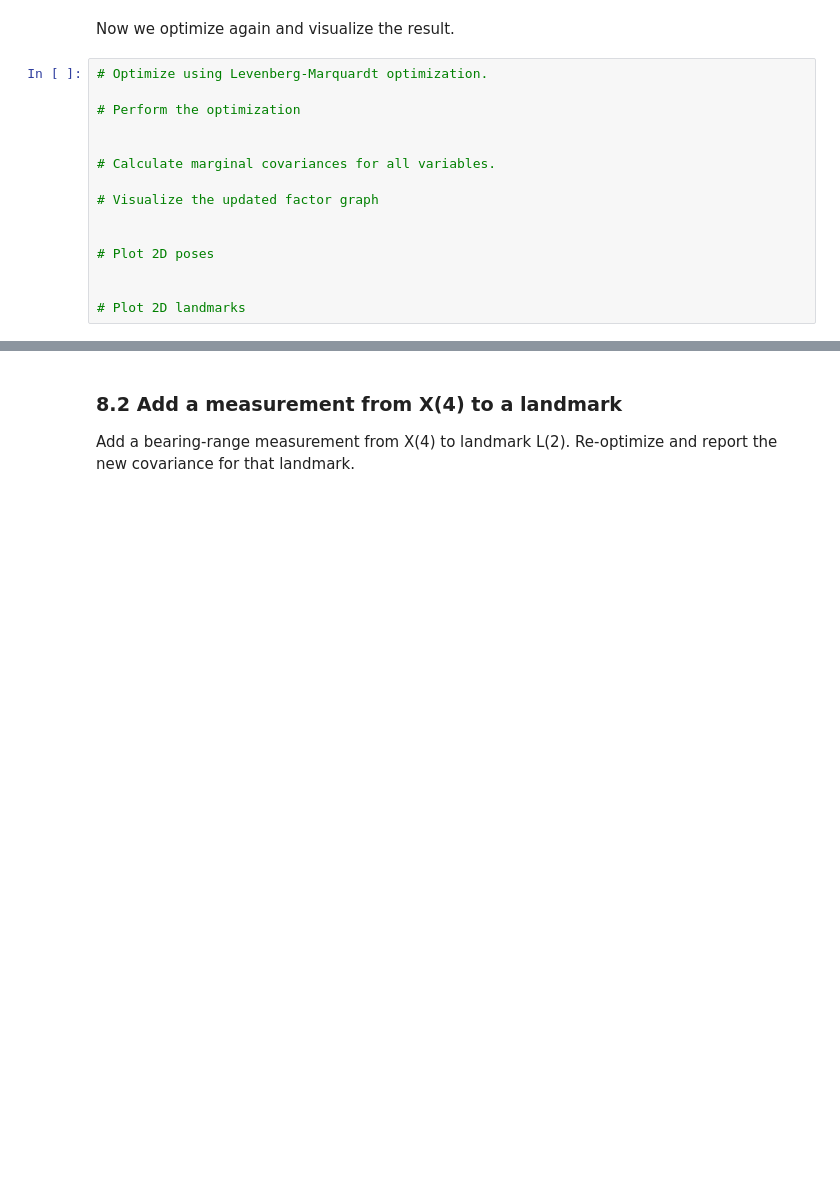
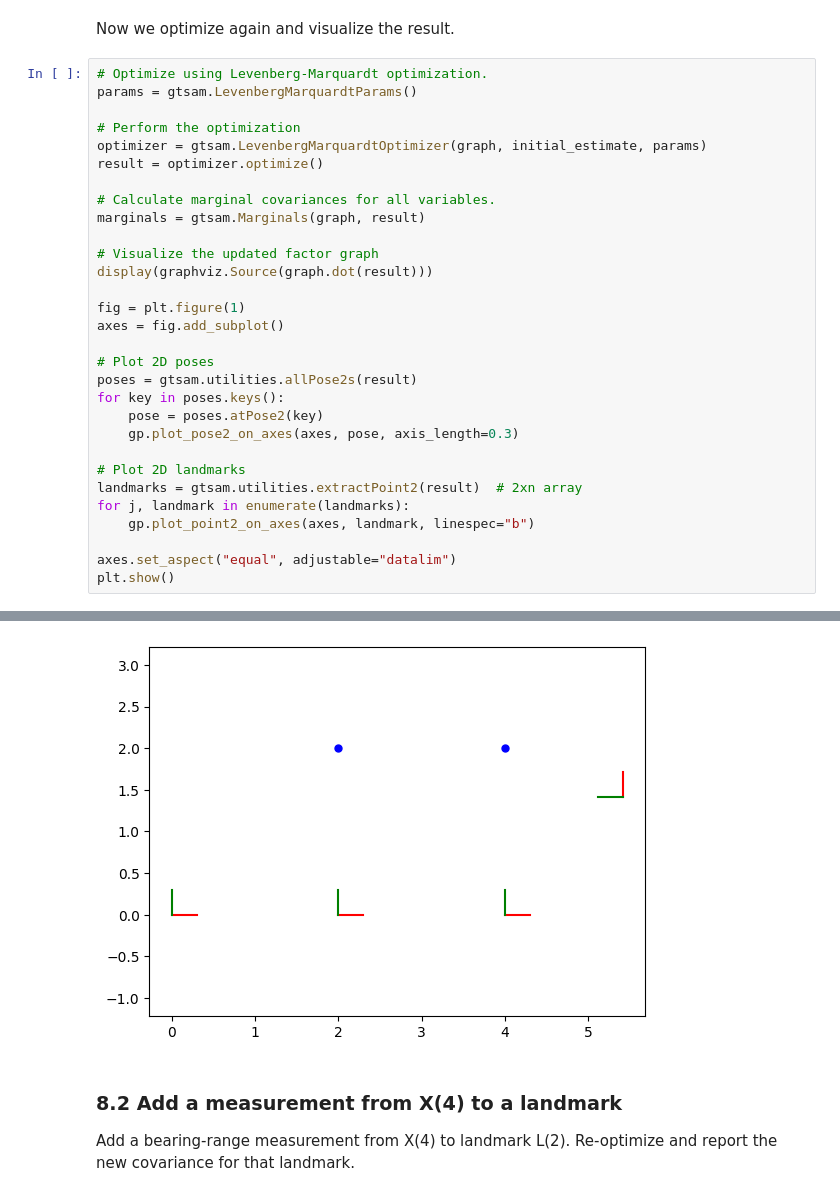
Before and after one commit to TUe-4TB00/graph-slam-graded-adi-shekhar, a Jupyter notebook: assignment.ipynb, the cells around one changed output, grey strips where cells are left out. Saved outputs shown, nothing was run; the diff lists cells and outputs as text; blank space fills up the shorter version.

```diff
--- a/assignment.ipynb
+++ b/assignment.ipynb
@@ -307,16 +303,32 @@ tests/test_1b_add_pose.py::test_add_pose PASSED                          [100%]
 Now we optimize again and visualize the result.
 # %%
 # Optimize using Levenberg-Marquardt optimization.
+params = gtsam.LevenbergMarquardtParams()
 
 # Perform the optimization
-
+optimizer = gtsam.LevenbergMarquardtOptimizer(graph, initial_estimate, params)
+result = optimizer.optimize()
 
 # Calculate marginal covariances for all variables.
+marginals = gtsam.Marginals(graph, result)
 
 # Visualize the updated factor graph
+display(graphviz.Source(graph.dot(result)))
 
+fig = plt.figure(1)
+axes = fig.add_subplot()
 
 # Plot 2D poses
-
+poses = gtsam.utilities.allPose2s(result)
+for key in poses.keys():
+    pose = poses.atPose2(key)
+    gp.plot_pose2_on_axes(axes, pose, axis_length=0.3)
 
 # Plot 2D landmarks
+landmarks = gtsam.utilities.extractPoint2(result)  # 2xn array
+for j, landmark in enumerate(landmarks):
+    gp.plot_point2_on_axes(axes, landmark, linespec="b")
+
+axes.set_aspect("equal", adjustable="datalim")
+plt.show()
+# %% [output]
@@ -323,3 +336,4 @@ Now we optimize again and visualize the result.
+[figure, added]
 # %% [markdown]
 ### 8.2 Add a measurement from X(4) to a landmark
 
```
Also changed, not shown: parts of 8 cells of this notebook, 1 other file.
